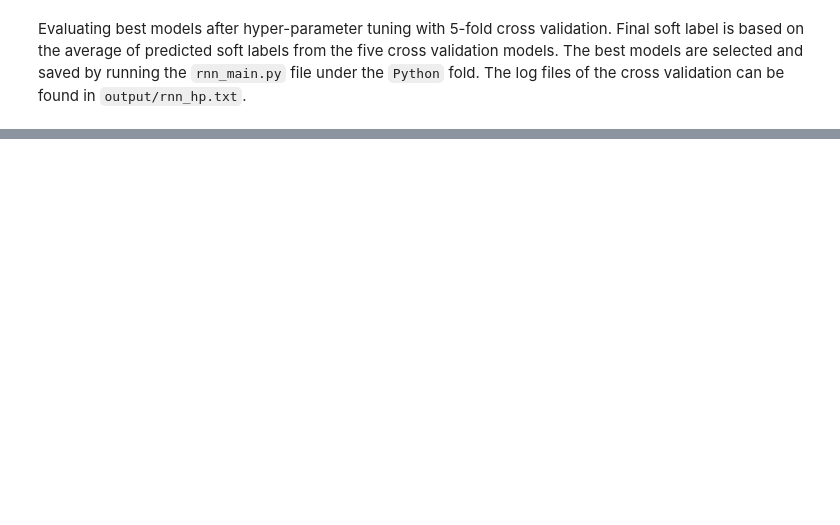
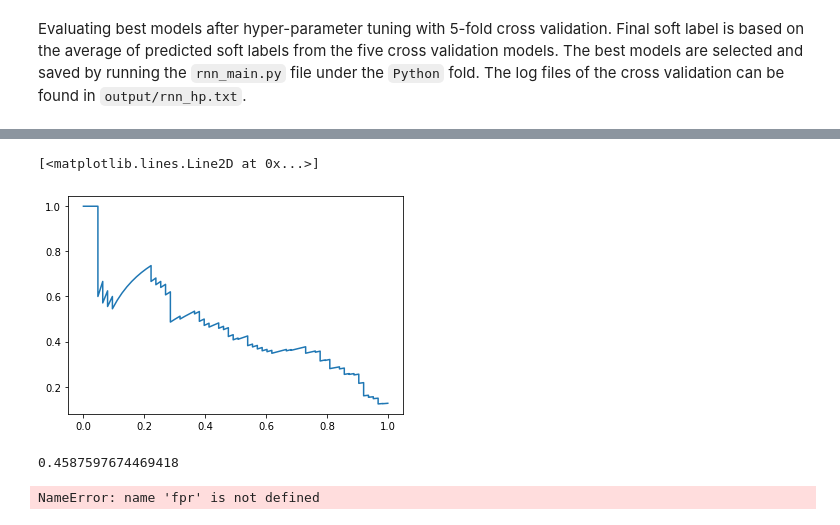
Before and after one commit to kewellcjj/sepsis-detection, a Jupyter notebook: RNN_evalutation.ipynb, the cells around one changed output, grey strips where cells are left out. Cells and saved outputs as stored; diff of their text form; code cells hidden in the pictures; blank space fills up the shorter version.

```diff
--- a/RNN_evalutation.ipynb
+++ b/RNN_evalutation.ipynb
@@ -90,0 +85,4 @@ AUC on test data: 0.8410383597883598
+# %%
+from sklearn.metrics import precision_recall_curve
+y_true, y_pred = pickle.load(open("output/rnn_roc.pkl", "rb"))
+precision, recall, thresholds = precision_recall_curve(y_true, y_pred)
@@ -90,0 +129,15 @@ AUC on test data: 0.8410383597883598
+# %%
+plt.plot(recall, precision)
+# %% [output]
+[<matplotlib.lines.Line2D at 0x...>]
+[figure, added]
+# %%
+metrics.auc(recall, precision)
+# %% [output]
+0.4587597674469418
+# %%
+roc_auc = metrics.auc(fpr, tpr)
+
+plt.plot(fpr,tpr,label=f"RNN auc={roc_auc:.3f}")
+# %% [output]
+NameError: name 'fpr' is not defined
```
Also changed, not shown: parts of 8 cells of this notebook, 1 other file.
